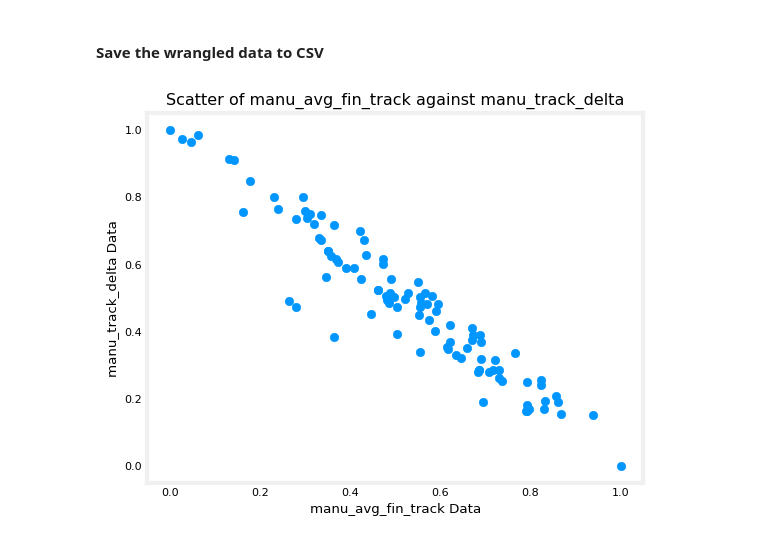
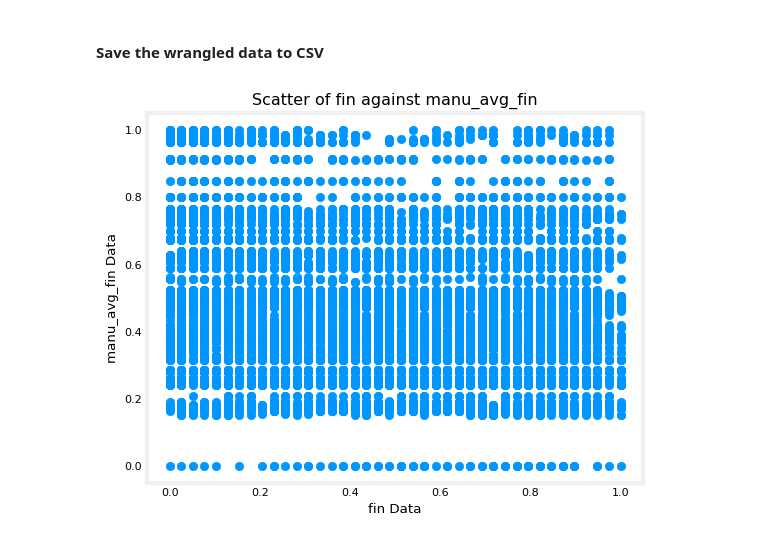
Before and after one commit to TempeHS/2026SE_MLOPSTask_Kevin.T, a Jupyter notebook: 2.Model_Development/2.1.Data_Wrangling/2.1.2.data_wrangling_feature_engineering.ipynb, the cells around one changed output. Saved outputs shown, nothing was run; the diff lists cells and outputs as text; code cells hidden in the pictures.

Commit message:
starting work on the frontend

```diff
--- a/2.Model_Development/2.1.Data_Wrangling/2.1.2.data_wrangling_feature_engineering.ipynb
+++ b/2.Model_Development/2.1.Data_Wrangling/2.1.2.data_wrangling_feature_engineering.ipynb
@@ -85,16 +82,10 @@ manu_avg_fin_track = (
     .sort_values(["manu", "track"])
 )
 
-manu_avg_fin_track_type = (
-    data_frame.groupby(["manu", "track_type"], as_index=False)
-    .agg(manu_avg_fin_track_type=("fin", "mean"))
-    .sort_values(["manu", "track_type"])
-)
-
-manu_avg_start_track = (
-    data_frame.groupby(["manu", "track"], as_index=False)
-    .agg(manu_avg_start_track=("start", "mean"))
-    .sort_values(["manu", "track"])
+manu_avg_fin = (
+    data_frame.groupby(["manu"], as_index=False)
+    .agg(manu_avg_fin=("fin", "mean"))
+    .sort_values(["manu"])
 )
 
 avg_fin_track = (
@@ -106,8 +97,7 @@ avg_fin_track = (
 feature_engineered = (
     clean_dataframe
     .merge(manu_avg_fin_track, on=["manu", "track"], how="left")
-    .merge(manu_avg_fin_track_type, on=["manu", "track_type"], how="left")
-    .merge(manu_avg_start_track, on=["manu", "track"], how="left")
+    .merge(manu_avg_fin, on=["manu"], how="left")
     .merge(avg_fin_track, on=["track"], how="left")
 )
 
@@ -115,3 +105,5 @@ feature_engineered = (
 feature_engineered["manu_track_delta"] = (
     feature_engineered["avg_fin_track"] - feature_engineered["manu_avg_fin_track"]
 ).round(4)
+
+feature_engineered.head()
@@ -121,12 +120,14 @@ feature_engineered["manu_track_delta"] = (
 from sklearn.preprocessing import MinMaxScaler
 import numpy as np
 
+# manu_avg_fin_track, manu_avg_fin, avg_fin_track, manu_track_delta
 features = [
     "manu_avg_fin_track",
-    "manu_avg_fin_track_type",
-    "manu_avg_start_track",
+    "manu_avg_fin",
     "avg_fin_track",
-    "manu_track_delta"
+    "manu_track_delta",
+    "start",
+    "fin"
 ]
 
 # capture pre-scale stats first
@@ -169,4 +170,4 @@ Since some variables were strings which ML models can't use, I had to one hot en
 # %%
-encoded_data = pd.get_dummies(feature_engineered, columns=["track", "track_type", "manu"], dtype=int)
+encoded_data = pd.get_dummies(feature_engineered, columns=["track", "manu"], dtype=int)
 print(encoded_data.head())
 # %% [output]
@@ -195,27 +196,27 @@ print(encoded_data.head())
 # %%
 feature_engineered.to_csv(
     "../2.3.Model_Training/NASCAR data scaled (not encoded).csv", index=False, header=True
 )
 encoded_data.to_csv(
     "../2.3.Model_Training/NASCAR model ready.csv", index=False, header=True
 )
 
 
 import numpy as np
 import pandas as pd
 import matplotlib.pyplot as plt
 
 plt.style.use("../../style_Matplotlib_charts.mplstyle")
 # Scatter plot 2 columns to see the relationship
 plt.scatter(
-    feature_engineered["manu_avg_fin_track"],
+    feature_engineered["fin"],
     feature_engineered["manu_track_delta"],
 )
 plt.title(
-    f"Scatter of {feature_engineered['manu_avg_fin_track'].name} against {feature_engineered['manu_track_delta'].name}"
+    f"Scatter of {feature_engineered['fin'].name} against {feature_engineered['manu_avg_fin'].name}"
 )
-plt.ylabel(f"{feature_engineered['manu_track_delta'].name} Data")
-plt.xlabel(f"{feature_engineered['manu_avg_fin_track'].name} Data")
+plt.ylabel(f"{feature_engineered['manu_avg_fin'].name} Data")
+plt.xlabel(f"{feature_engineered['fin'].name} Data")
 plt.show()
 # %% [output]
-[figure, old version]
+[figure, new version]
```
Also changed, not shown: parts of 7 cells of this notebook, 45 other files.
